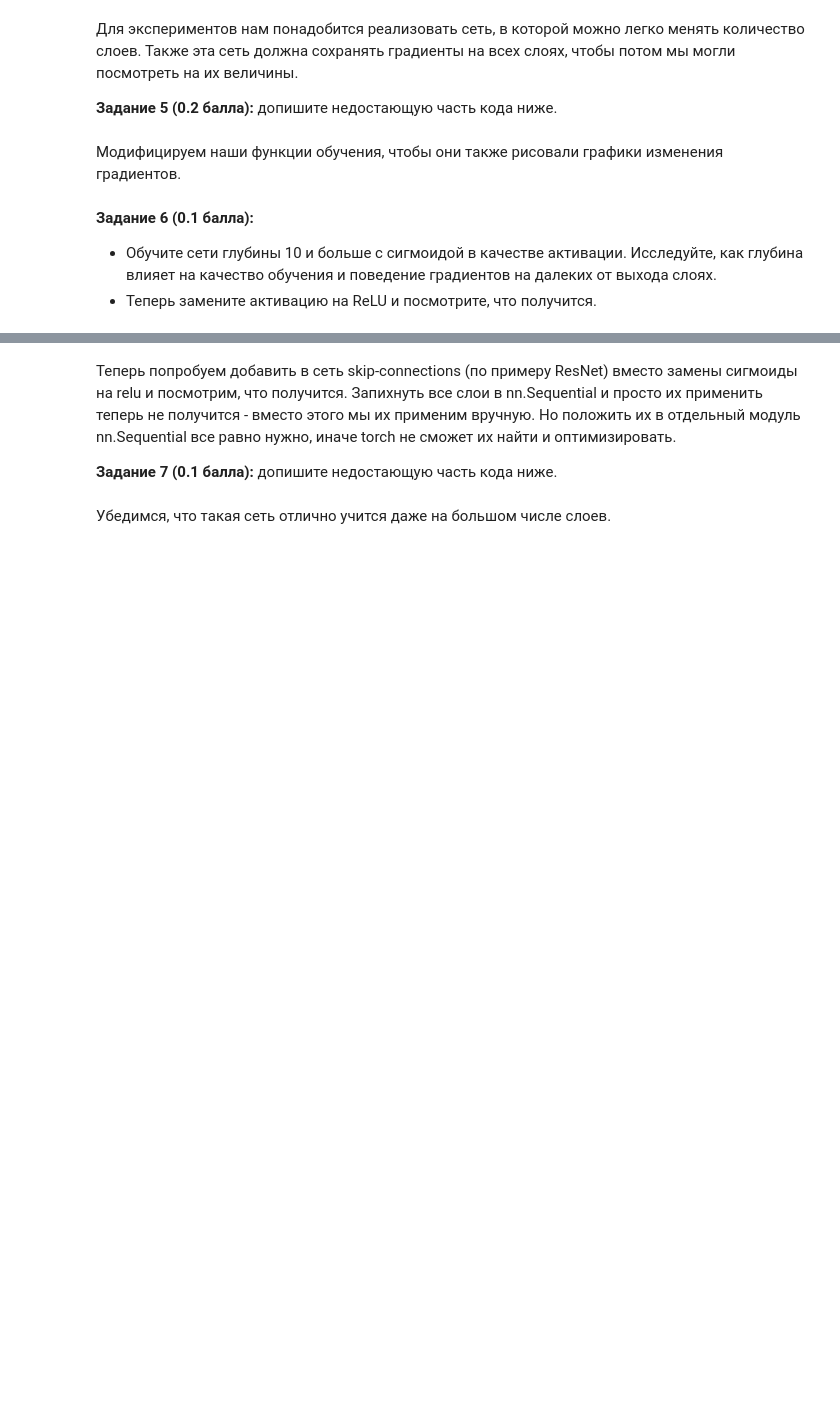
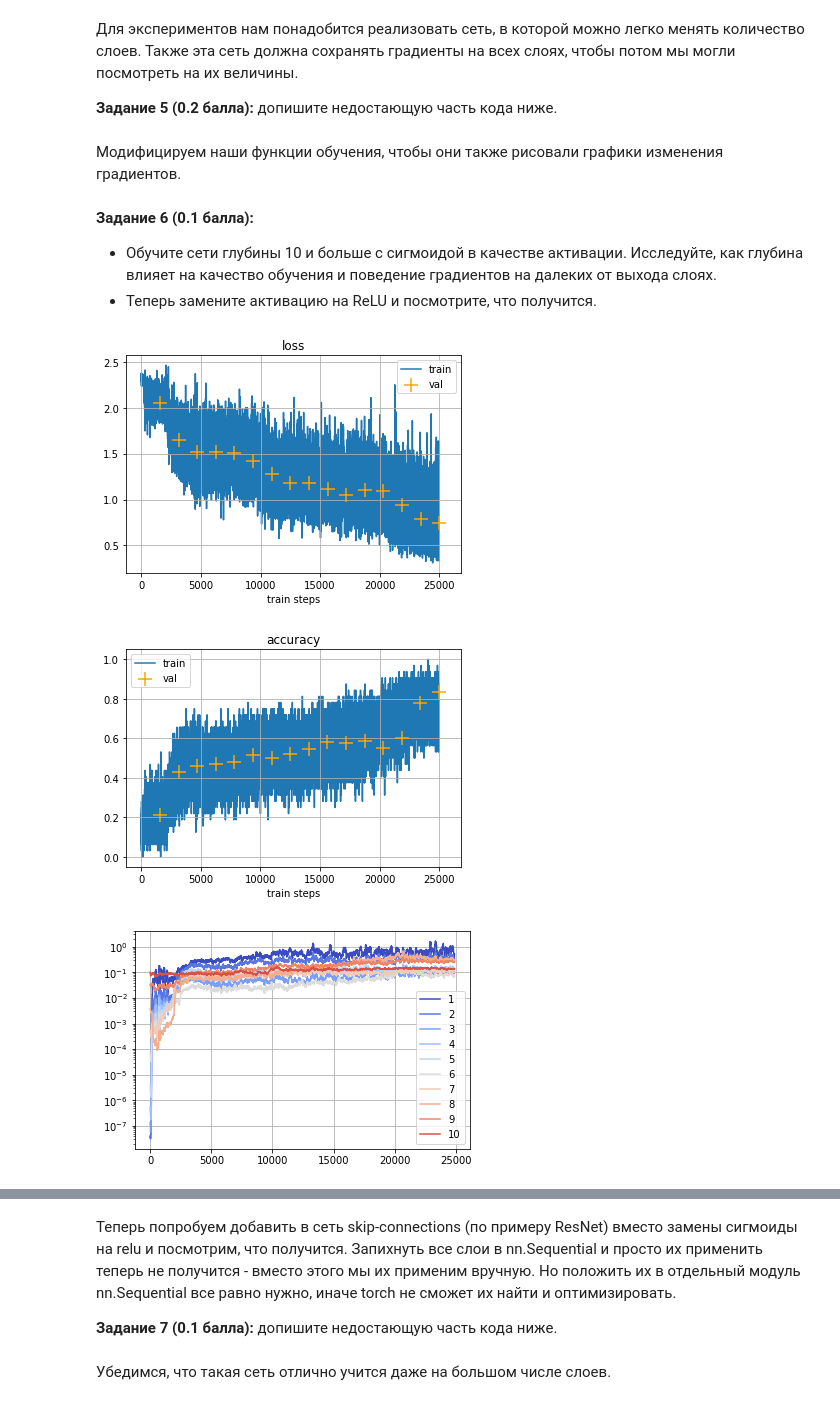
Before and after one commit to Mikhail-off/DL-2019, a Jupyter notebook: Seminars/03/DL19-fall-seminar3.ipynb, the cells around one changed output, grey strips where cells are left out. Cells and saved outputs as stored; diff of their text form; code cells hidden in the pictures; blank space fills up the shorter version.

```diff
--- a/Seminars/03/DL19-fall-seminar3.ipynb
+++ b/Seminars/03/DL19-fall-seminar3.ipynb
@@ -427,19 +427,31 @@ class DeepDenseNet(nn.Module):
         super().__init__()
         self.activation = activation
 
-        l0 = nn.Linear(X_train.shape[1], hidden_size)
-        self.weights = [l0.weight]
-        self.layers = [l0]
+        l_0 = nn.Linear(X_train.shape[1], hidden_size)
+        a_0 = self.activation()
+        self.weights = [l_0.weight]
+        self.layers = [l_0, a_0]
 
-        # <your code here>
-
+        for i in range(1, n_layers):
+            if i != n_layers - 1:
+                l_i = nn.Linear(hidden_size, hidden_size)
+            else:
+                l_i = nn.Linear(hidden_size, 10)
+            self.layers.append(l_i)
+            self.weights.append(l_i.weight)
+            if i != n_layers - 1:
+                a_i = self.activation()
+                self.layers.append(a_i)
+        #print(self.layers)
         self.seq = nn.Sequential(*self.layers)
 
+        print(self.seq)
         for l in self.weights:
             l.retain_grad()
 
     def forward(self, x):
-        out = self.seq(x)
+        out = self.seq.forward(x)
+
         return F.log_softmax(out, dim=-1)
 # %% [markdown]
 Модифицируем наши функции обучения, чтобы они также рисовали графики изменения градиентов.
@@ -524,0 +538,10 @@ def train_grad(model, opt, n_epochs):
+# %%
+dense_net_sigm = DeepDenseNet(n_layers=10, hidden_size=16, activation=nn.Sigmoid)
+params=dense_net_sigm.weights
+opt = torch.optim.RMSprop(params, lr=0.01)
+
+train_grad(dense_net_sigm, opt, 16)
+# %% [output]
+[figure, added]
+[figure, added]
+[figure, added]
```
Also changed, not shown: parts of 6 cells of this notebook.
